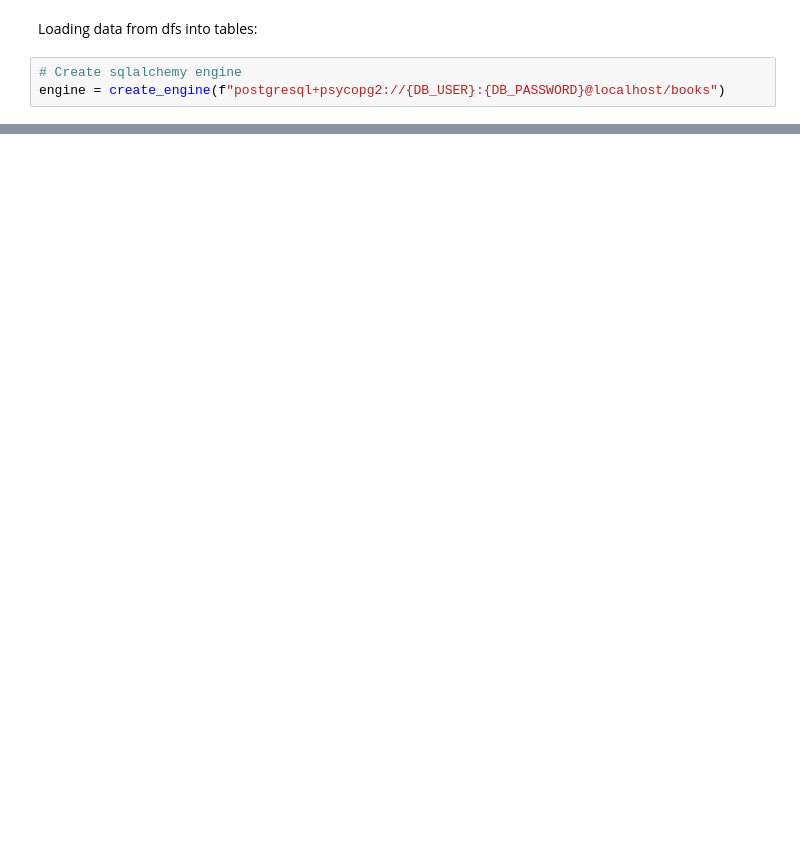
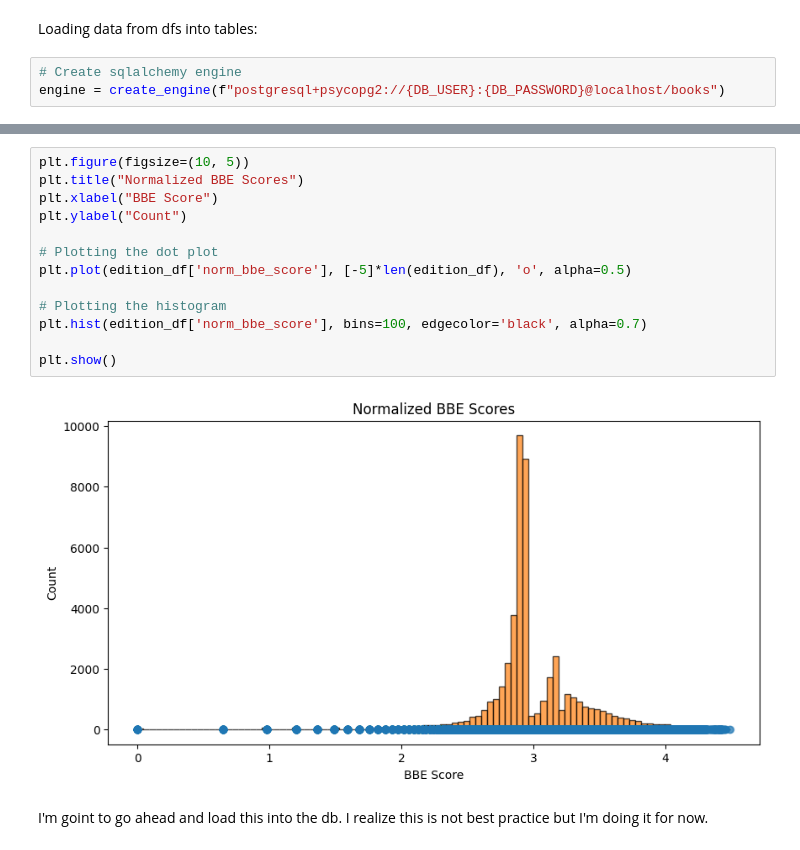
Before and after one commit to codeslp/books_db, a Jupyter notebook: src/books_db.ipynb, the cells around one changed output, grey strips where cells are left out. Saved outputs shown, nothing was run; the diff lists cells and outputs as text; blank space fills up the shorter version.

```diff
--- a/src/books_db.ipynb
+++ b/src/books_db.ipynb
@@ -984,0 +1609,17 @@ LIMIT 50;
+# %%
+plt.figure(figsize=(10, 5))
+plt.title("Normalized BBE Scores")
+plt.xlabel("BBE Score")
+plt.ylabel("Count")
+
+# Plotting the dot plot
+plt.plot(edition_df['norm_bbe_score'], [-5]*len(edition_df), 'o', alpha=0.5)
+
+# Plotting the histogram
+plt.hist(edition_df['norm_bbe_score'], bins=100, edgecolor='black', alpha=0.7)
+
+plt.show()
+# %% [output]
+[figure, added]
+# %% [markdown]
+I'm goint to go ahead and load this into the db. I realize this is not best practice but I'm doing it for now.
```
Also changed, not shown: parts of 89 cells of this notebook, 1 other file.
